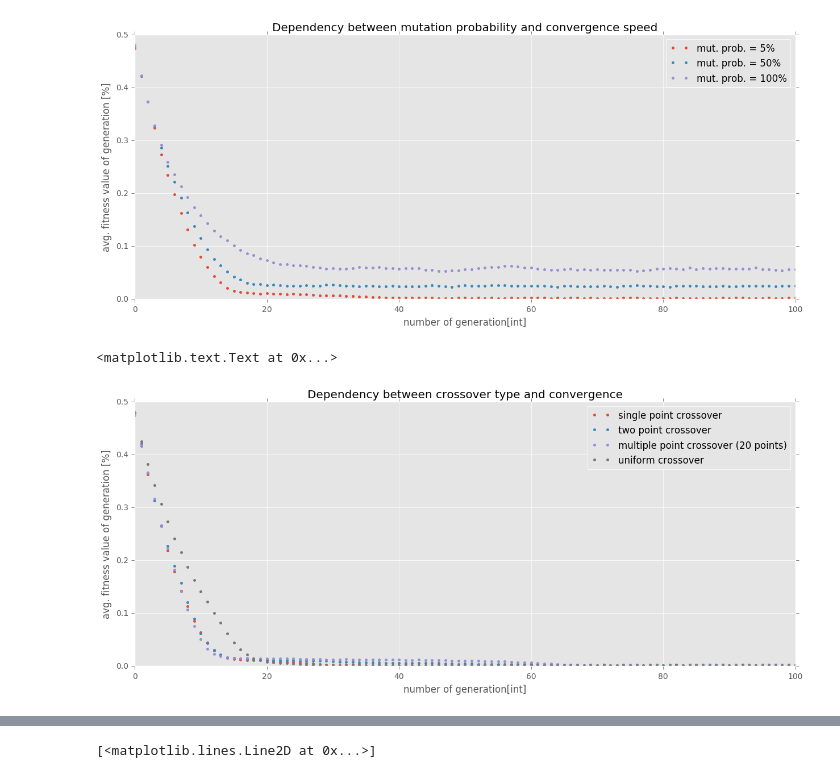
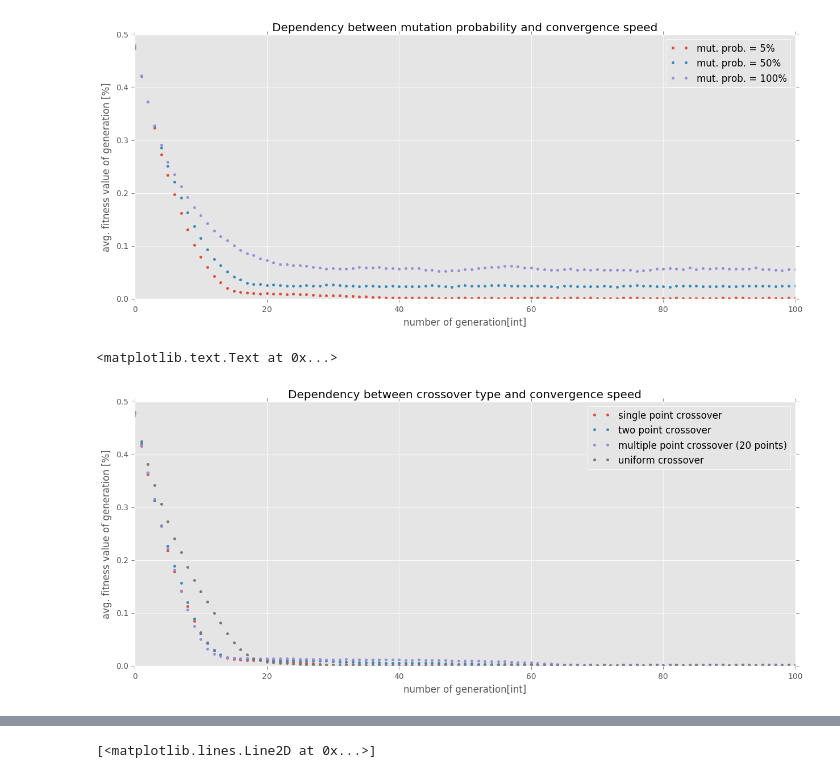
Before and after one commit to bobirdmi/MI-PAA, a Jupyter notebook: hw4.ipynb, the cells around one changed output, grey strips where cells are left out. Saved outputs shown, nothing was run; the diff lists cells and outputs as text; code cells hidden in the pictures.

```diff
--- a/hw4.ipynb
+++ b/hw4.ipynb
@@ -258,13 +268,13 @@ plt.title('Dependency between mutation probability and convergence')
 # %%
 plt.plot(x, dictn4[40]['cross_type'][1][0], '.', label='single point crossover')
 plt.plot(x, dictn4[40]['cross_type'][2][0], '.', label='two point crossover')
 plt.plot(x, dictn4[40]['cross_type'][n_list[0] // 2][0], '.',
          label='multiple point crossover (' + str(n_list[0] // 2) + ' points)')
 plt.plot(x, dictn4[40]['cross_type'][n_list[0]][0], '.', label='uniform crossover')
 plt.xlabel('number of generation[int]')
 plt.ylabel('avg. fitness value of generation [%]')
 plt.legend(loc='best')
-plt.title('Dependency between crossover type and convergence')
+plt.title('Dependency between crossover type and convergence speed')
 # %% [output]
 <matplotlib.text.Text at 0x...>
-[figure, old version]
+[figure, new version]
```
Also changed, not shown: parts of 8 cells of this notebook, 1 other file.
